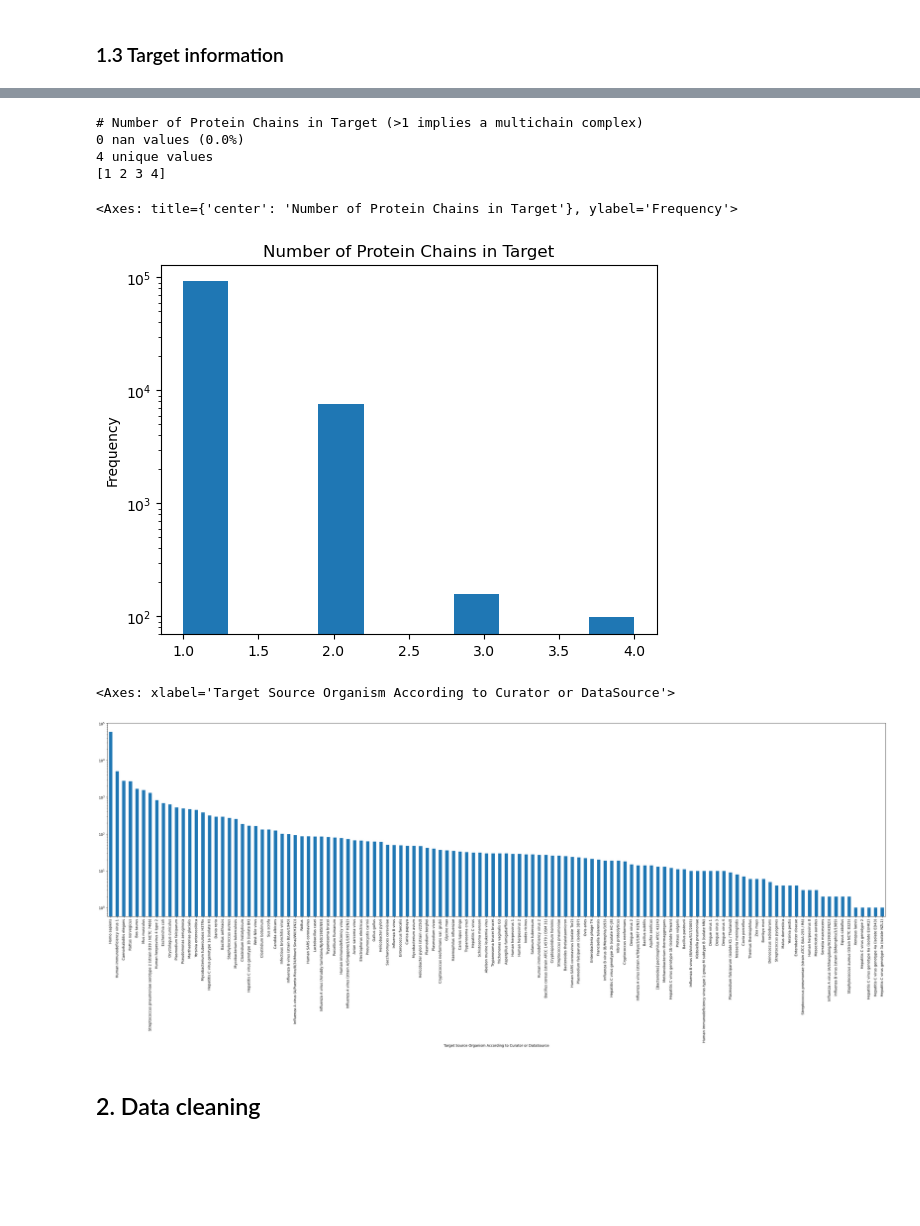
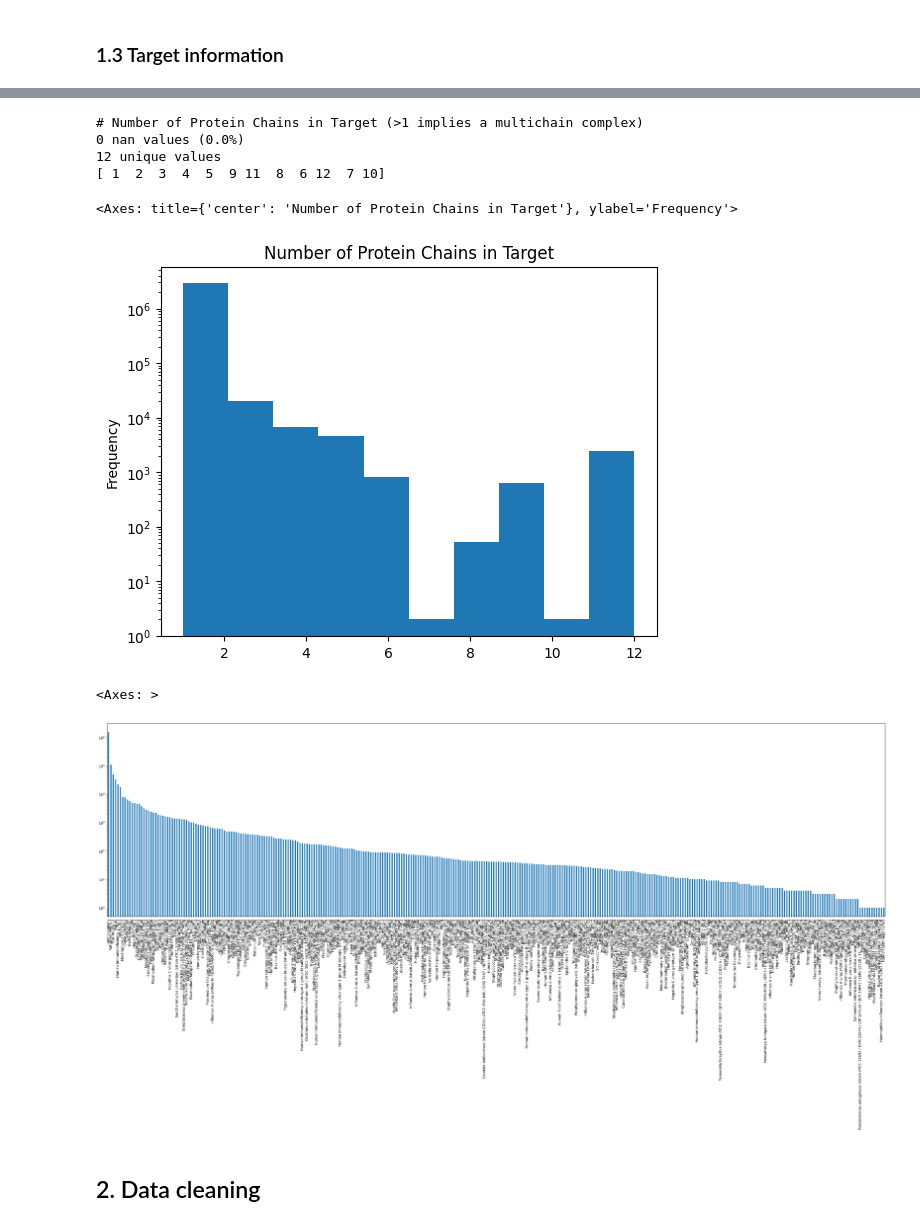
Before and after one commit to epfl-ada/ada-2024-project-laambada, a Jupyter notebook: results.ipynb, the cells around one changed output, grey strips where cells are left out. Drawn from its saved outputs; the diff is of its cells as text; code cells hidden in the pictures; blank space fills up the shorter version.

```diff
--- a/results.ipynb
+++ b/results.ipynb
@@ -323,24 +316,24 @@ for i in range(16, len(df_subset.columns)) :
 # %%
-# Closer loop into the multi chain
+# Closer look into the multi chain values
 i = 37
-explore_column(df_subset, i)
+explore_column(df_bindingDB, i)
 
-column = df_subset[df_subset.columns[i]]
+column = df_bindingDB[df_bindingDB.columns[i]]
 column.plot(kind='hist', logy=True, title="Number of Protein Chains in Target")
 # %% [output]
 # Number of Protein Chains in Target (>1 implies a multichain complex)
 0 nan values (0.0%)
-4 unique values
-[1 2 3 4]
+12 unique values
+[ 1  2  3  4  5  9 11  8  6 12  7 10]
 <Axes: title={'center': 'Number of Protein Chains in Target'}, ylabel='Frequency'>
-[figure, old version]
+[figure, new version]
 # %%
 # Host organism
 fig, ax = plt.subplots(figsize=(10, 5))
-df_subset["Target Source Organism According to Curator or DataSource"].value_counts().plot(kind="bar", logy=True, figsize=(40, 10))
+df_bindingDB["Target Source Organism According to Curator or DataSource"].value_counts().plot(kind="bar", logy=True, figsize=(40, 10))
 # %% [output]
-<Axes: xlabel='Target Source Organism According to Curator or DataSource'>
+<Axes: >
-[figure, old version]
+[figure, new version]
 # %% [markdown]
 ## 2. Data cleaning
 # %% [markdown]
```
Also changed, not shown: parts of 45 cells of this notebook, 2 other files.
